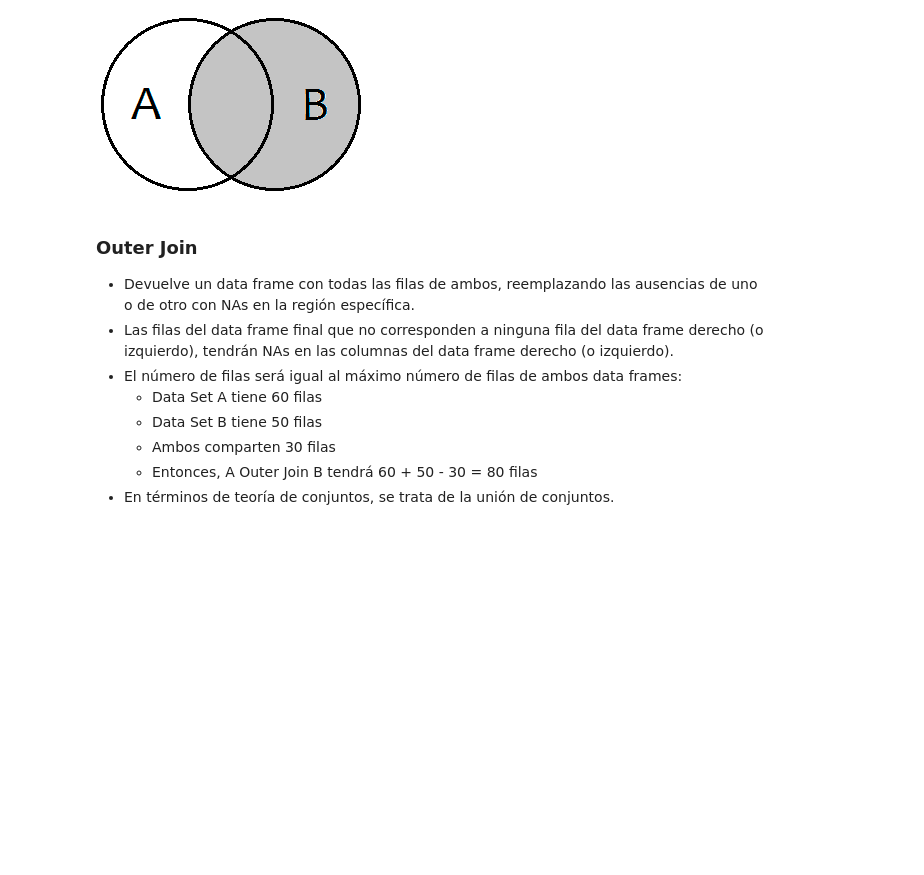
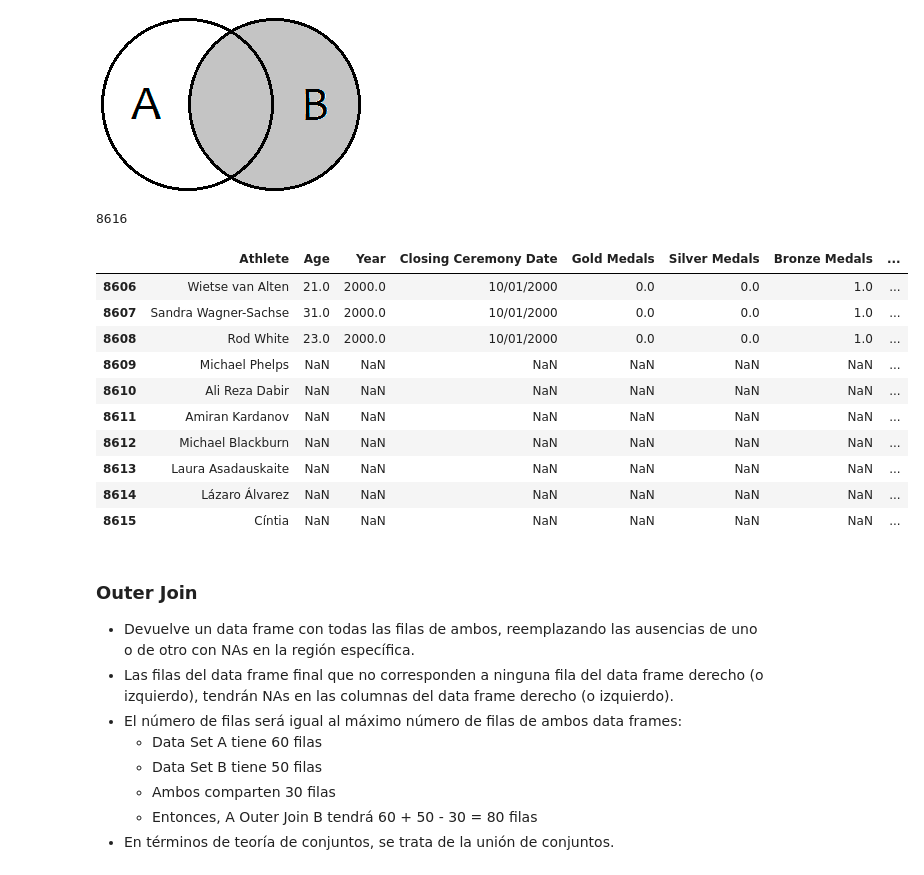
Before and after one commit to ososuna/python-ml, a Jupyter notebook: notebooks/T2 - 4 - Data Cleaning - Concatenación de datos.ipynb, the cells around one changed output. Cells and saved outputs as stored; diff of their text form; code cells hidden in the pictures; blank space fills up the shorter version.

```diff
--- a/notebooks/T2 - 4 - Data Cleaning - Concatenación de datos.ipynb
+++ b/notebooks/T2 - 4 - Data Cleaning - Concatenación de datos.ipynb
@@ -296,2 +297,13 @@ data_final.shape
 # %% [markdown]
 **Inner Join <= A (Left Join), B (Right Join) <= Outer Join**
+# %%
+out_athletes = np.random.choice(data_main['Athlete'], size=6, replace=False)
+# %%
+data_country_dlt = data_country_dp[(-data_country_dp['Athlete'].isin(out_athletes)) &
+                                   (data_country_dp['Athlete'] != 'Michael Phelps')]
+
+data_sports_dlt = data_sports_dp[(-data_sports_dp['Athlete'].isin(out_athletes)) &
+                                   (data_sports_dp['Athlete'] != 'Michael Phelps')]
+
+data_main_dlt = data_main[(-data_main['Athlete'].isin(out_athletes)) &
+                                   (data_main['Athlete'] != 'Michael Phelps')]
@@ -334,6 +392,27 @@ Image(filename='resources/left-join.png')
 Image(filename='resources/right-join.png')
 # %% [output]
 [figure]
+# %%
+merged_right = pd.merge(left= data_main_dlt, right=data_country_dp,
+                       how='right', left_on='Athlete', right_on='Athlete')
+# %%
+len(merged_right)
+# %% [output]
+8616
+# %%
+merged_right.tail(10)
+# %% [output]
+|  | Athlete | Age | Year | Closing Ceremony Date | Gold Medals | Silver Medals | Bronze Medals | ... |
+| 8606 | Wietse van Alten | 21.0 | 2000.0 | 10/01/2000 | 0.0 | 0.0 | 1.0 | ... |
+| 8607 | Sandra Wagner-Sachse | 31.0 | 2000.0 | 10/01/2000 | 0.0 | 0.0 | 1.0 | ... |
+| 8608 | Rod White | 23.0 | 2000.0 | 10/01/2000 | 0.0 | 0.0 | 1.0 | ... |
+| 8609 | Michael Phelps | NaN | NaN | NaN | NaN | NaN | NaN | ... |
+| 8610 | Ali Reza Dabir | NaN | NaN | NaN | NaN | NaN | NaN | ... |
+| 8611 | Amiran Kardanov | NaN | NaN | NaN | NaN | NaN | NaN | ... |
+| 8612 | Michael Blackburn | NaN | NaN | NaN | NaN | NaN | NaN | ... |
+| 8613 | Laura Asadauskaite | NaN | NaN | NaN | NaN | NaN | NaN | ... |
+| 8614 | Lázaro Álvarez | NaN | NaN | NaN | NaN | NaN | NaN | ... |
+| 8615 | Cíntia | NaN | NaN | NaN | NaN | NaN | NaN | ... |
 # %% [markdown]
 ### Outer Join
 * Devuelve un data frame con todas las filas de ambos, reemplazando las ausencias de uno o de otro con NAs en la región específica.
```
Also changed, not shown: parts of 18 cells of this notebook.
